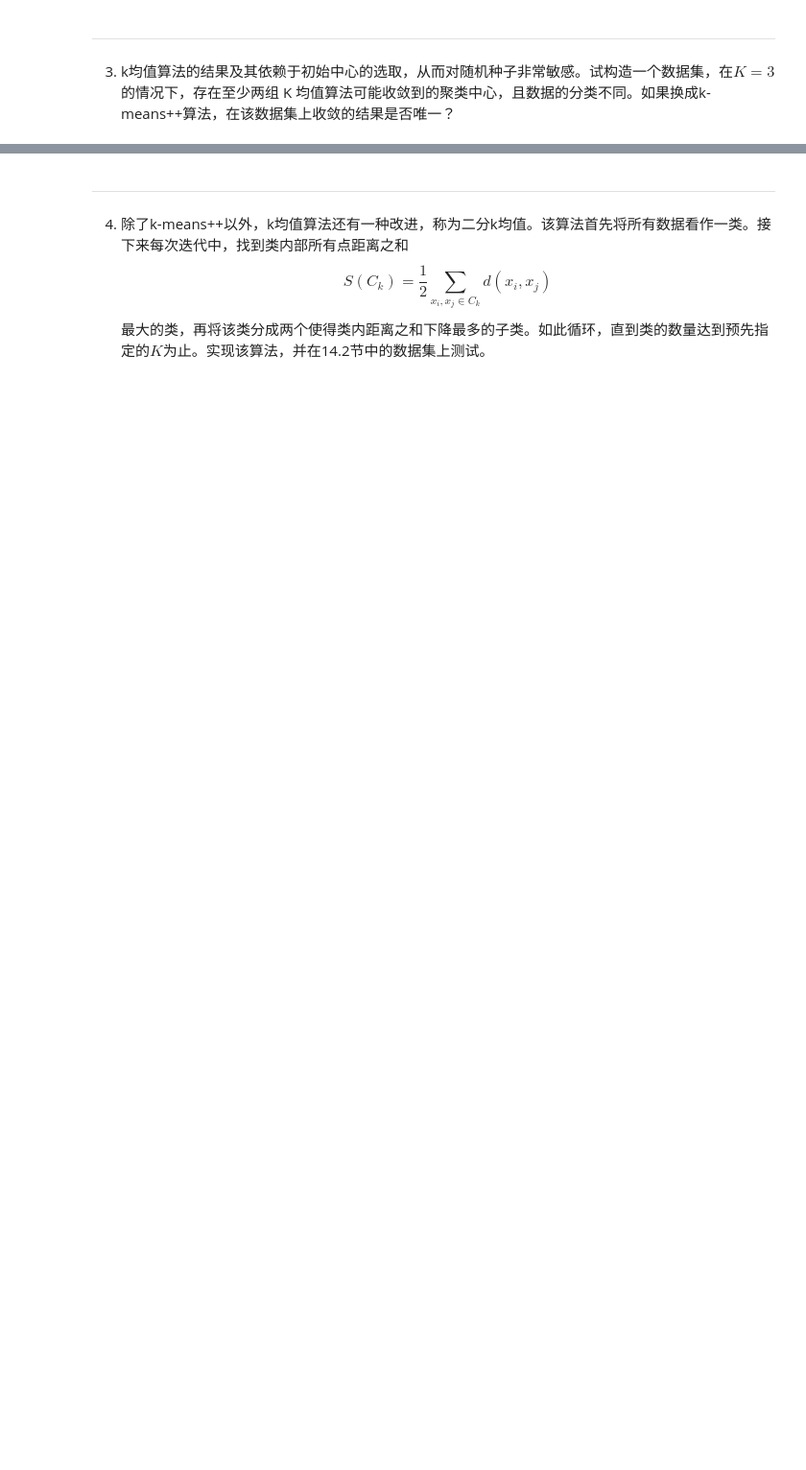
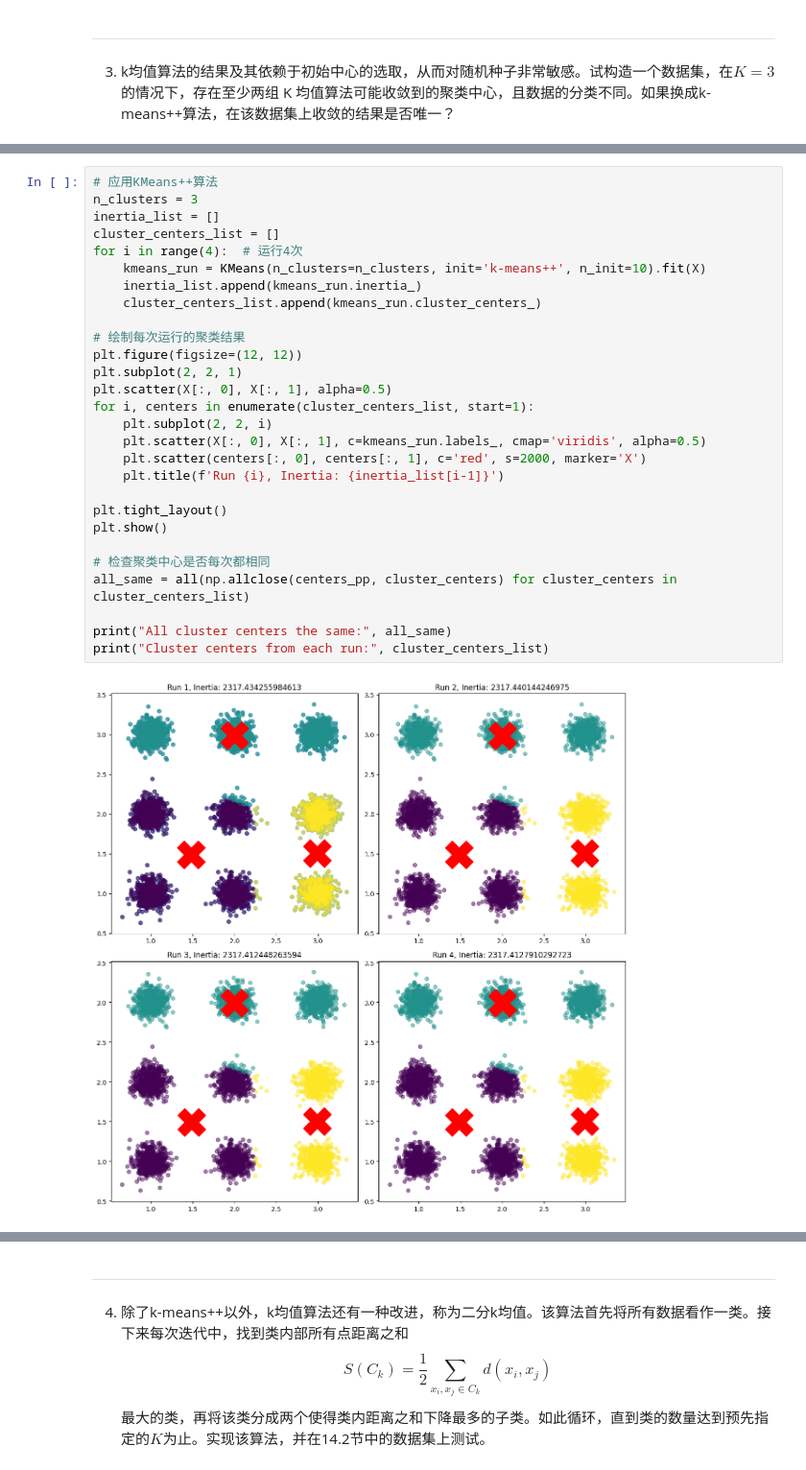
Before and after one commit to motewei/Hands-on-ML-solutions, a Jupyter notebook: 第14章 k均值聚类/章节习题解答/k均值聚类.ipynb, the cells around one changed output, grey strips where cells are left out. Shown at 96% size. Saved outputs shown, nothing was run; the diff lists cells and outputs as text; blank space fills up the shorter version.

```diff
--- a/第14章 k均值聚类/章节习题解答/k均值聚类.ipynb
+++ b/第14章 k均值聚类/章节习题解答/k均值聚类.ipynb
@@ -10,0 +81,30 @@
+# %%
+# 应用KMeans++算法
+n_clusters = 3
+inertia_list = []
+cluster_centers_list = []
+for i in range(4):  # 运行4次
+    kmeans_run = KMeans(n_clusters=n_clusters, init='k-means++', n_init=10).fit(X)
+    inertia_list.append(kmeans_run.inertia_)
+    cluster_centers_list.append(kmeans_run.cluster_centers_)
+
+# 绘制每次运行的聚类结果
+plt.figure(figsize=(12, 12))
+plt.subplot(2, 2, 1)
+plt.scatter(X[:, 0], X[:, 1], alpha=0.5)
+for i, centers in enumerate(cluster_centers_list, start=1):
+    plt.subplot(2, 2, i)
+    plt.scatter(X[:, 0], X[:, 1], c=kmeans_run.labels_, cmap='viridis', alpha=0.5)
+    plt.scatter(centers[:, 0], centers[:, 1], c='red', s=2000, marker='X')
+    plt.title(f'Run {i}, Inertia: {inertia_list[i-1]}')
+
+plt.tight_layout()
+plt.show()
+
+# 检查聚类中心是否每次都相同
+all_same = all(np.allclose(centers_pp, cluster_centers) for cluster_centers in cluster_centers_list)
+
+print("All cluster centers the same:", all_same)
+print("Cluster centers from each run:", cluster_centers_list)
+# %% [output]
+[figure, added]
```
Also changed, not shown: parts of 23 cells of this notebook.
